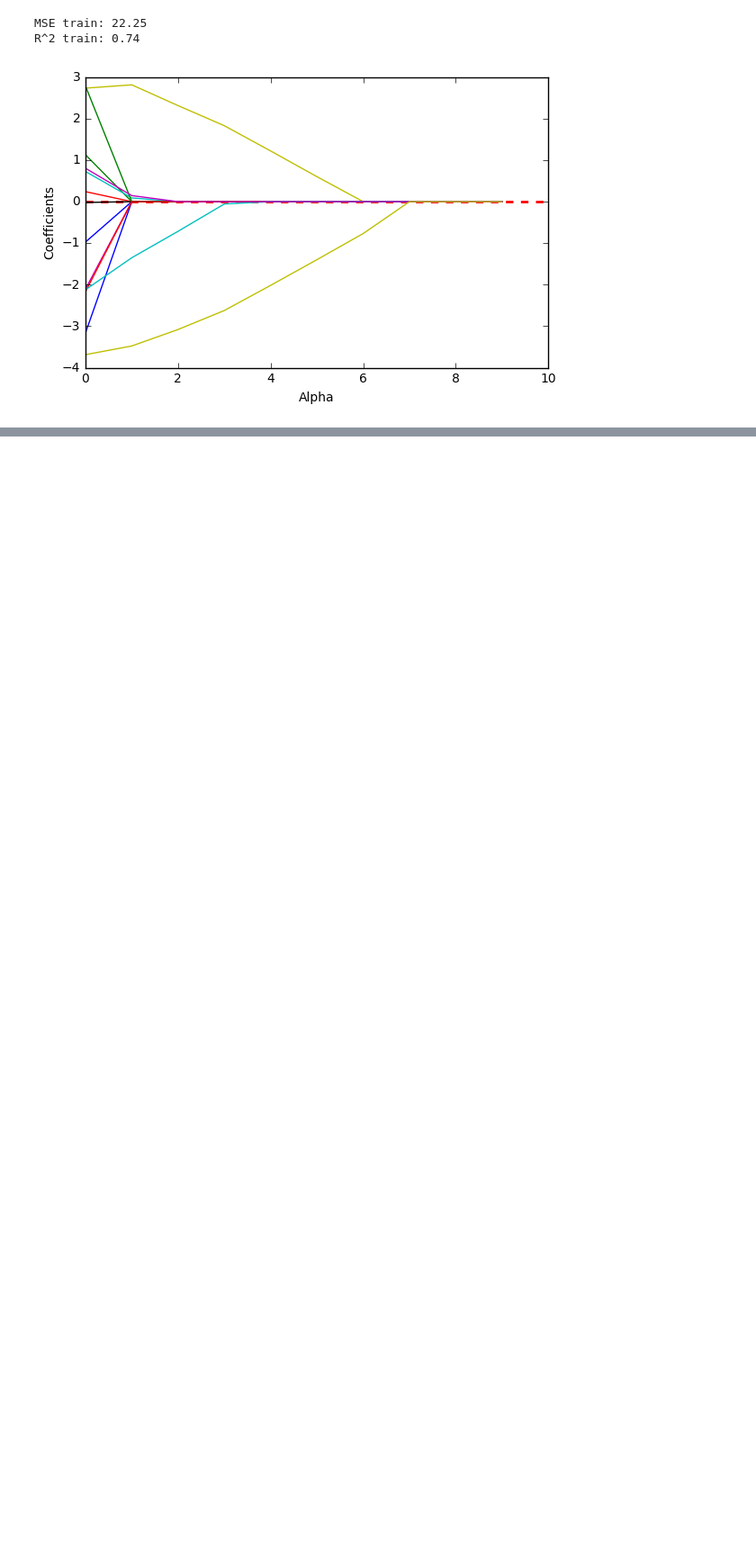
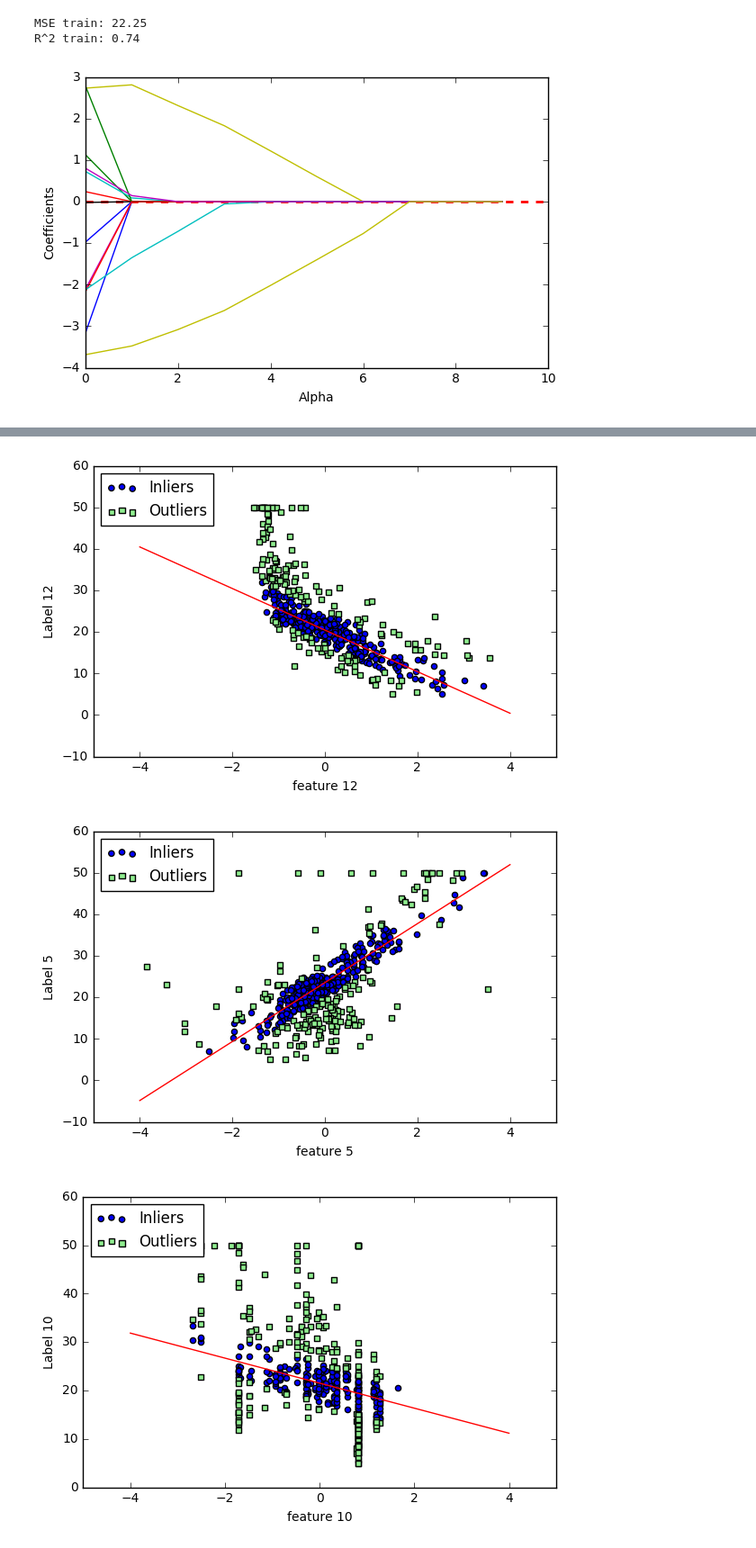
Before and after one commit to LemonATsu/iPynb-Lasso-Regressor, a Jupyter notebook: Lab05_102062207.ipynb, the cells around one changed output, grey strips where cells are left out. Shown at 90% size. Cells and saved outputs as stored; diff of their text form; code cells hidden in the pictures; blank space fills up the shorter version.

```diff
--- a/Lab05_102062207.ipynb
+++ b/Lab05_102062207.ipynb
@@ -558,0 +589,32 @@ Subgradient Descent
+# %%
+from sklearn.linear_model import RANSACRegressor
+from sklearn.linear_model import LinearRegression
+
+for i in selected:
+    X_sel = X_std[:, [i]]
+
+    ransac = RANSACRegressor(LinearRegression(),
+                max_trials=100,
+                min_samples=50,
+                residual_threshold=4.0,
+                random_state=0)
+    ransac.fit(X_sel, y_train)
+
+    inlier_mask = ransac.inlier_mask_
+    outlier_mask = np.logical_not(inlier_mask)
+    line_X = np.arange(-4, 5, 1)
+    line_y_ransac = ransac.predict(line_X[:, np.newaxis])
+    plt.scatter(X_sel[inlier_mask], y_train[inlier_mask],
+                c='blue', marker='o', label='Inliers')
+    plt.scatter(X_sel[outlier_mask], y_train[outlier_mask],
+                c='lightgreen', marker='s', label='Outliers')
+    plt.plot(line_X, line_y_ransac, color='red')
+    plt.xlabel('feature %d' %(i))
+    plt.ylabel('Label %d' %(i))
+    plt.legend(loc='upper left')
+    plt.tight_layout()
+    plt.show()
+# %% [output]
+[figure, added]
+[figure, added]
+[figure, added]
```
Also changed, not shown: parts of 10 cells of this notebook.
